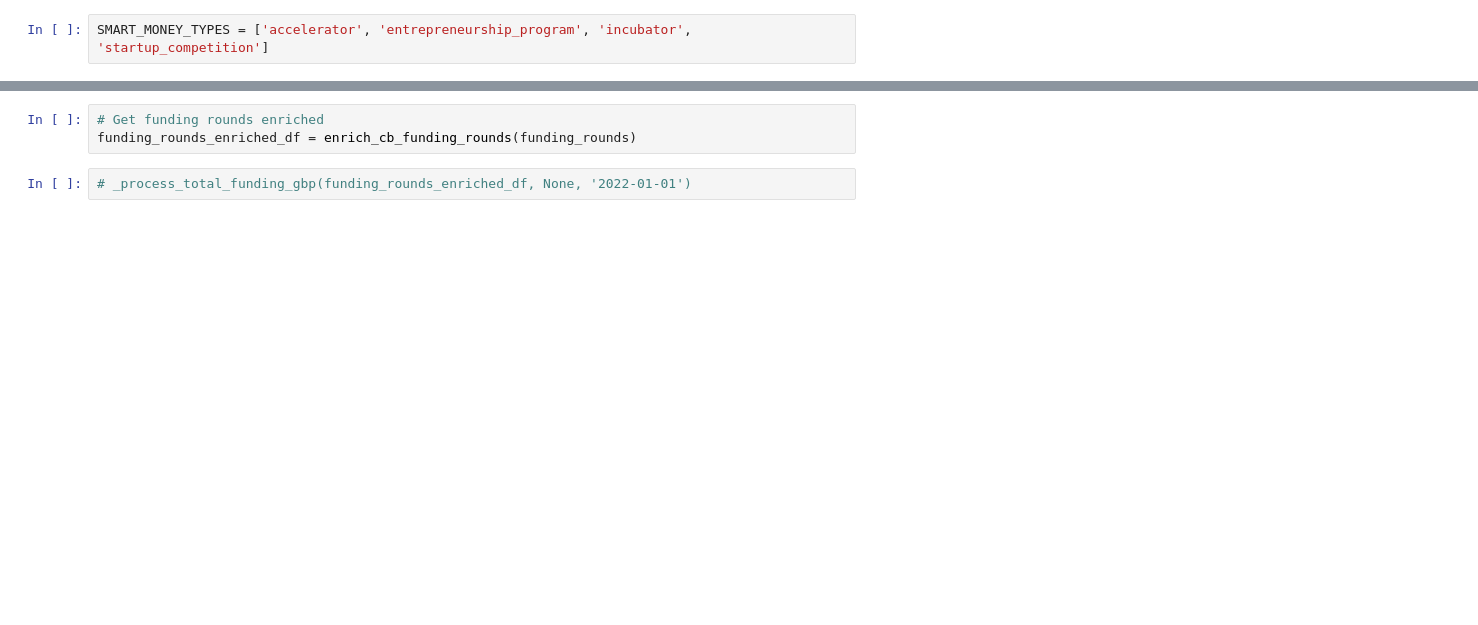
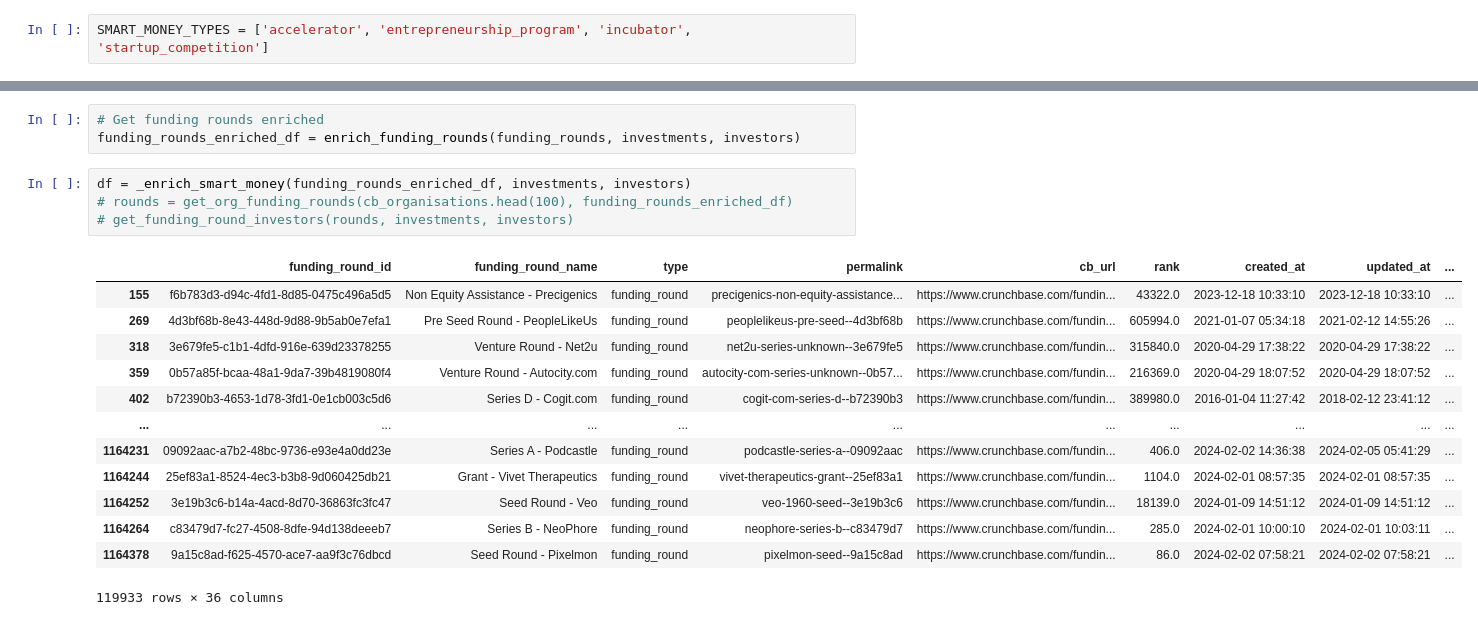
Before and after one commit to nestauk/discovery_utils, a Jupyter notebook: src/enrichment/testing.ipynb, the cells around one changed output, grey strips where cells are left out. Saved outputs shown, nothing was run; the diff lists cells and outputs as text; blank space fills up the shorter version.

Commit message:
feat: writing enrichments

```diff
--- a/src/enrichment/testing.ipynb
+++ b/src/enrichment/testing.ipynb
@@ -645,7 +510,23 @@ memory usage: 1.0+ GB
 # %%
 # Get funding rounds enriched
-funding_rounds_enriched_df = enrich_cb_funding_rounds(funding_rounds)
+funding_rounds_enriched_df = enrich_funding_rounds(funding_rounds, investments, investors)
-# %%
-# _process_total_funding_gbp(funding_rounds_enriched_df, None, '2022-01-01')
+# %%
+df = _enrich_smart_money(funding_rounds_enriched_df, investments, investors)
+# rounds = get_org_funding_rounds(cb_organisations.head(100), funding_rounds_enriched_df)
+# get_funding_round_investors(rounds, investments, investors)
+# %% [output]
+|  | funding_round_id | funding_round_name | type | permalink | cb_url | rank | created_at | updated_at | ... |
+| 155 | f6b783d3-d94c-4fd1-8d85-0475c496a5d5 | Non Equity Assistance - Precigenics | funding_round | precigenics-non-equity-assistance... | https://www.crunchbase.com/fundin... | 43322.0 | 2023-12-18 10:33:10 | 2023-12-18 10:33:10 | ... |
+| 269 | 4d3bf68b-8e43-448d-9d88-9b5ab0e7efa1 | Pre Seed Round - PeopleLikeUs | funding_round | peoplelikeus-pre-seed--4d3bf68b | https://www.crunchbase.com/fundin... | 605994.0 | 2021-01-07 05:34:18 | 2021-02-12 14:55:26 | ... |
+| 318 | 3e679fe5-c1b1-4dfd-916e-639d23378255 | Venture Round - Net2u | funding_round | net2u-series-unknown--3e679fe5 | https://www.crunchbase.com/fundin... | 315840.0 | 2020-04-29 17:38:22 | 2020-04-29 17:38:22 | ... |
+| 359 | 0b57a85f-bcaa-48a1-9da7-39b4819080f4 | Venture Round - Autocity.com | funding_round | autocity-com-series-unknown--0b57... | https://www.crunchbase.com/fundin... | 216369.0 | 2020-04-29 18:07:52 | 2020-04-29 18:07:52 | ... |
+| 402 | b72390b3-4653-1d78-3fd1-0e1cb003c5d6 | Series D - Cogit.com | funding_round | cogit-com-series-d--b72390b3 | https://www.crunchbase.com/fundin... | 389980.0 | 2016-01-04 11:27:42 | 2018-02-12 23:41:12 | ... |
+| ... | ... | ... | ... | ... | ... | ... | ... | ... | ... |
+| 1164231 | 09092aac-a7b2-48bc-9736-e93e4a0dd23e | Series A - Podcastle | funding_round | podcastle-series-a--09092aac | https://www.crunchbase.com/fundin... | 406.0 | 2024-02-02 14:36:38 | 2024-02-05 05:41:29 | ... |
+| 1164244 | 25ef83a1-8524-4ec3-b3b8-9d060425db21 | Grant - Vivet Therapeutics | funding_round | vivet-therapeutics-grant--25ef83a1 | https://www.crunchbase.com/fundin... | 1104.0 | 2024-02-01 08:57:35 | 2024-02-01 08:57:35 | ... |
+| 1164252 | 3e19b3c6-b14a-4acd-8d70-36863fc3fc47 | Seed Round - Veo | funding_round | veo-1960-seed--3e19b3c6 | https://www.crunchbase.com/fundin... | 18139.0 | 2024-01-09 14:51:12 | 2024-01-09 14:51:12 | ... |
+| 1164264 | c83479d7-fc27-4508-8dfe-94d138deeeb7 | Series B - NeoPhore | funding_round | neophore-series-b--c83479d7 | https://www.crunchbase.com/fundin... | 285.0 | 2024-02-01 10:00:10 | 2024-02-01 10:03:11 | ... |
+| 1164378 | 9a15c8ad-f625-4570-ace7-aa9f3c76dbcd | Seed Round - Pixelmon | funding_round | pixelmon-seed--9a15c8ad | https://www.crunchbase.com/fundin... | 86.0 | 2024-02-02 07:58:21 | 2024-02-02 07:58:21 | ... |
+119933 rows × 36 columns
 # %%
 orgs_enriched = enrich_organisations(cb_organisations.head(10), funding_rounds_enriched_df)
```
Also changed, not shown: parts of 35 cells of this notebook.
